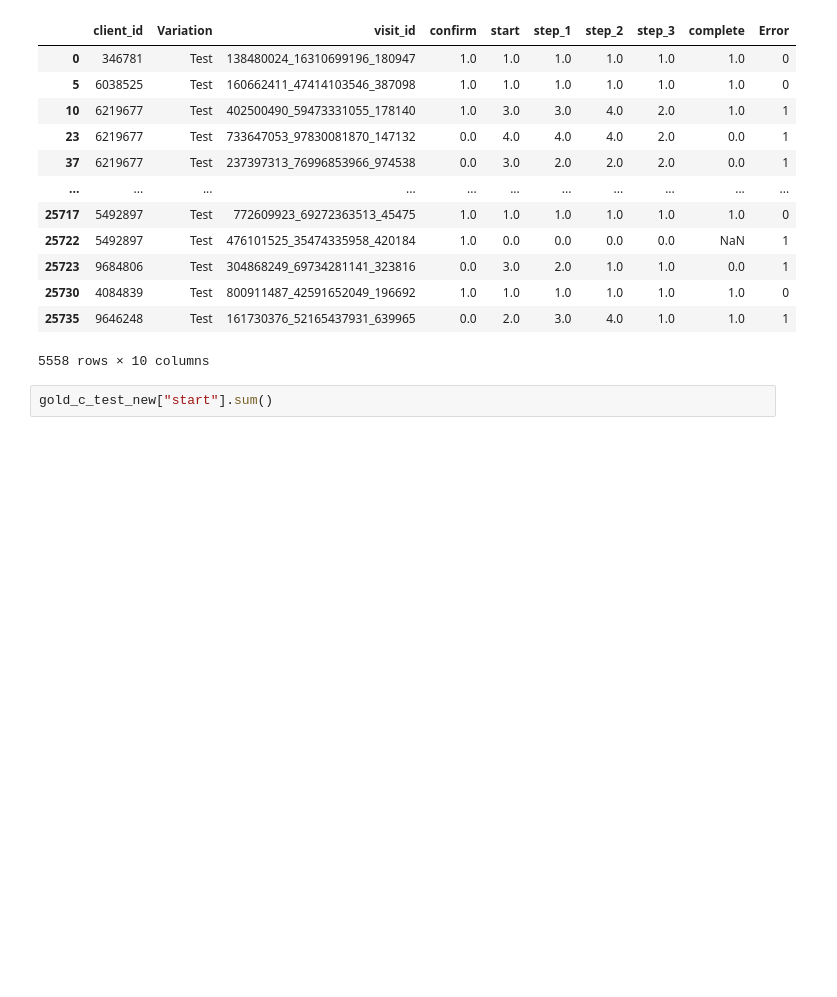
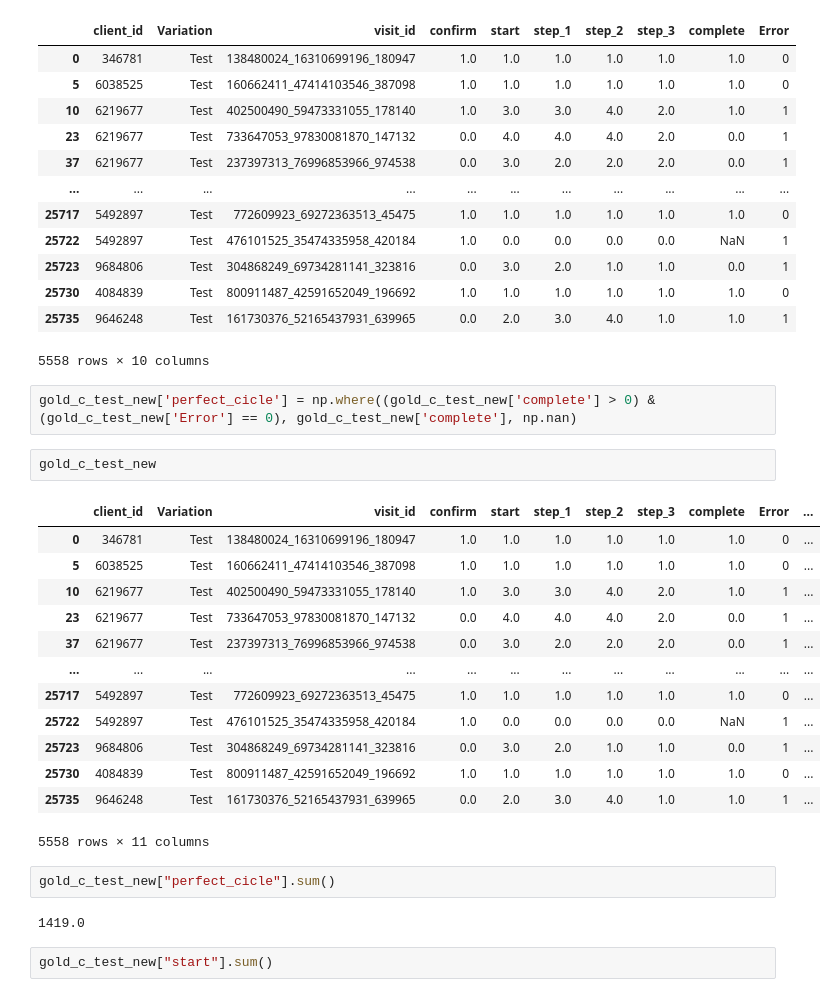
Before and after one commit to pmarquespt/Proj_5_Group_6_pat_gui, a Jupyter notebook: analysis and visualization/2_1_data_complete_rate.ipynb, the cells around one changed output. Drawn from its saved outputs; the diff is of its cells as text; blank space fills up the shorter version.

```diff
--- a/analysis and visualization/2_1_data_complete_rate.ipynb
+++ b/analysis and visualization/2_1_data_complete_rate.ipynb
@@ -604,6 +646,28 @@ gold_c_test_new
 | 25730 | 4084839 | Test | 800911487_42591652049_196692 | 1.0 | 1.0 | 1.0 | 1.0 | 1.0 | 1.0 | 0 |
 | 25735 | 9646248 | Test | 161730376_52165437931_639965 | 0.0 | 2.0 | 3.0 | 4.0 | 1.0 | 1.0 | 1 |
 5558 rows × 10 columns
+# %%
+gold_c_test_new['perfect_cicle'] = np.where((gold_c_test_new['complete'] > 0) & (gold_c_test_new['Error'] == 0), gold_c_test_new['complete'], np.nan)
+# %%
+gold_c_test_new
+# %% [output]
+|  | client_id | Variation | visit_id | confirm | start | step_1 | step_2 | step_3 | complete | Error | ... |
+| 0 | 346781 | Test | 138480024_16310699196_180947 | 1.0 | 1.0 | 1.0 | 1.0 | 1.0 | 1.0 | 0 | ... |
+| 5 | 6038525 | Test | 160662411_47414103546_387098 | 1.0 | 1.0 | 1.0 | 1.0 | 1.0 | 1.0 | 0 | ... |
+| 10 | 6219677 | Test | 402500490_59473331055_178140 | 1.0 | 3.0 | 3.0 | 4.0 | 2.0 | 1.0 | 1 | ... |
+| 23 | 6219677 | Test | 733647053_97830081870_147132 | 0.0 | 4.0 | 4.0 | 4.0 | 2.0 | 0.0 | 1 | ... |
+| 37 | 6219677 | Test | 237397313_76996853966_974538 | 0.0 | 3.0 | 2.0 | 2.0 | 2.0 | 0.0 | 1 | ... |
+| ... | ... | ... | ... | ... | ... | ... | ... | ... | ... | ... | ... |
+| 25717 | 5492897 | Test | 772609923_69272363513_45475 | 1.0 | 1.0 | 1.0 | 1.0 | 1.0 | 1.0 | 0 | ... |
+| 25722 | 5492897 | Test | 476101525_35474335958_420184 | 1.0 | 0.0 | 0.0 | 0.0 | 0.0 | NaN | 1 | ... |
+| 25723 | 9684806 | Test | 304868249_69734281141_323816 | 0.0 | 3.0 | 2.0 | 1.0 | 1.0 | 0.0 | 1 | ... |
+| 25730 | 4084839 | Test | 800911487_42591652049_196692 | 1.0 | 1.0 | 1.0 | 1.0 | 1.0 | 1.0 | 0 | ... |
+| 25735 | 9646248 | Test | 161730376_52165437931_639965 | 0.0 | 2.0 | 3.0 | 4.0 | 1.0 | 1.0 | 1 | ... |
+5558 rows × 11 columns
+# %%
+gold_c_test_new["perfect_cicle"].sum()
+# %% [output]
+1419.0
 # %%
 gold_c_test_new["start"].sum()
 # %% [output]
```
Also changed, not shown: parts of 4 cells of this notebook, 4 other files.
